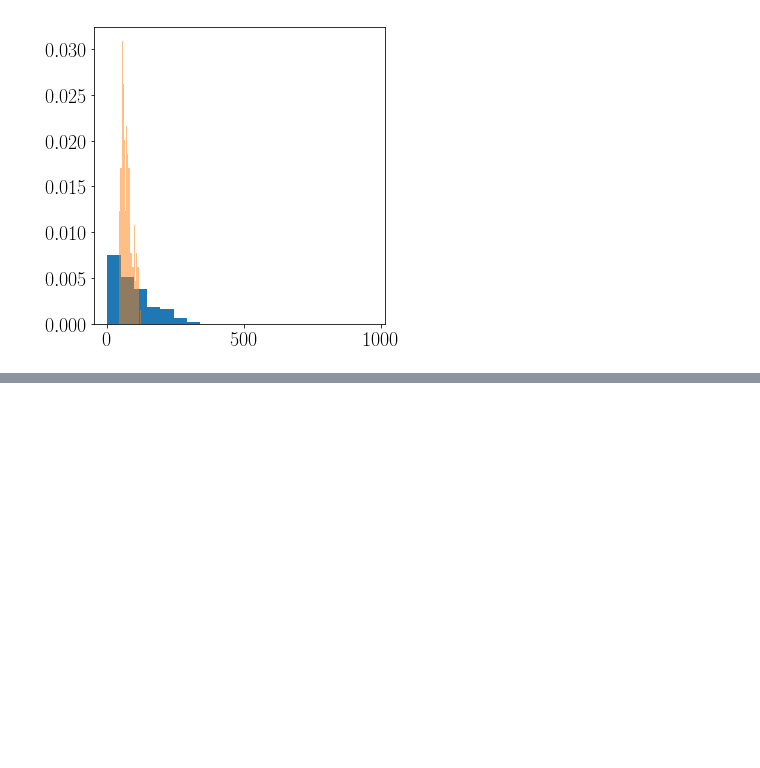
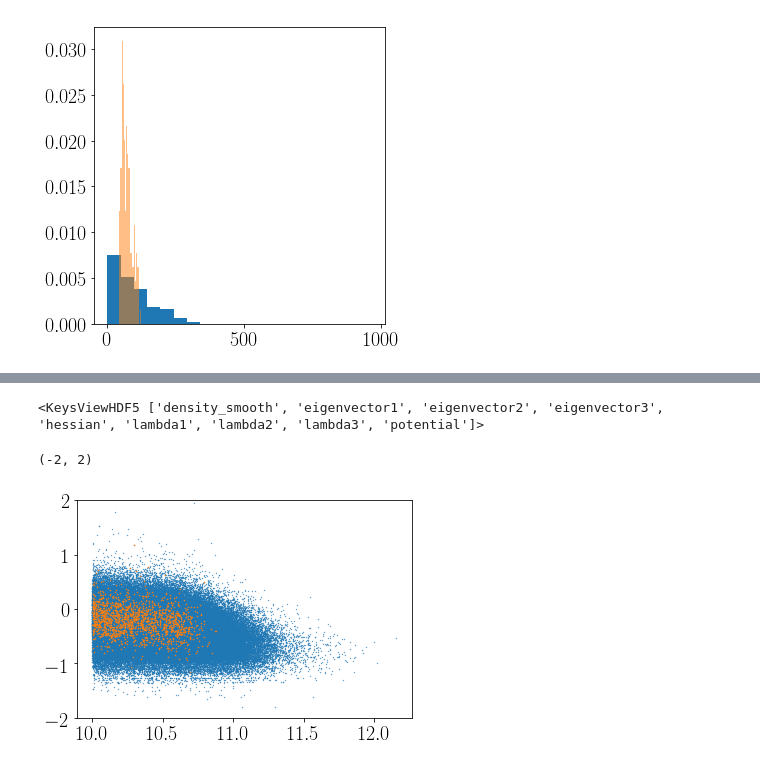
Before and after one commit to forero/IllustrisTNGPairs, a Jupyter notebook: code/explore_pairs_TNG.ipynb, the cells around one changed output, grey strips where cells are left out. Cells and saved outputs as stored; diff of their text form; code cells hidden in the pictures; blank space fills up the shorter version.

Commit message:
la clave es la masa, y estar en el mismo halo, en una densidad promedio

```diff
--- a/code/explore_pairs_TNG.ipynb
+++ b/code/explore_pairs_TNG.ipynb
@@ -217,0 +232,41 @@ _ = plt.hist((pair_data['vel_AB_tan'][close_ids]), alpha=0.5, bins=20, density=T
+# %%
+filename = '/Users/forero/Illustris_data/WEB_CIC_256_DM_TNG300-2_s20.00.hdf5'
+f = h5py.File(filename, 'r')
+print(f.keys())
+density_smooth_20 = f['density_smooth'][...]
+lambda1_20 = f['lambda1'][...]
+lambda2_20 = f['lambda2'][...]
+lambda3_20 = f['lambda3'][...]
+eigen3_20 = f['eigenvector3'][...]
+eigen1_20 = f['eigenvector1'][...]
+
+f.close()
+# %% [output]
+<KeysViewHDF5 ['density_smooth', 'eigenvector1', 'eigenvector2', 'eigenvector3', 'hessian', 'lambda1', 'lambda2', 'lambda3', 'potential']>
+# %%
+mu_3 = np.abs(np.sum((eigen3_1 * eigen3_20), axis=3))
+
+FA_1 = (1.0/np.sqrt(3.0))*np.sqrt(((lambda1_1-lambda2_1)**2 + (lambda1_1-lambda3_1)**2 + (lambda2_1-lambda3_1)**2)/(lambda1_1**2+lambda2_1**2+lambda3_1**2))
+
+trace_1 = (lambda1_1+lambda2_1+lambda3_1)
+trace_1[trace_1<-1.0] = -0.9999999
+alpha_1 = np.sqrt(0.5*((lambda1_1-lambda2_1)**2 + (lambda1_1-lambda3_1)**2 + (lambda2_1-lambda3_1)**2))/(trace_1+1)
+
+FA_20 = (1.0/np.sqrt(3.0))*np.sqrt(((lambda1_20-lambda2_20)**2 + (lambda1_20-lambda3_20)**2 + (lambda2_20-lambda3_20)**2)/(lambda1_20**2+lambda2_20**2+lambda3_20**2))
+
+trace_20 = (lambda1_20+lambda2_20+lambda3_20)
+trace_20[trace_20<-1.0] = -0.9999999
+alpha_20 = np.sqrt(0.5*((lambda1_20-lambda2_20)**2 + (lambda1_20-lambda3_20)**2 + (lambda2_20-lambda3_20)**2))/(trace_20+1)
+# %%
+BoxSize = 205000.0/pair_data['hubble']
+delta_box = BoxSize/np.shape(lambda1_1)[0]
+ii_box = np.int_(pair_data['pos_G'][:,0]//delta_box)
+jj_box = np.int_(pair_data['pos_G'][:,1]//delta_box)
+kk_box = np.int_(pair_data['pos_G'][:,2]//delta_box)
+mu_3_halo = mu_3[ii_box, jj_box, kk_box]
+lambda1_1_halo = lambda1_1[ii_box, jj_box, kk_box]
+lambda2_1_halo = lambda2_1[ii_box, jj_box, kk_box]
+lambda3_1_halo = lambda3_1[ii_box, jj_box, kk_box]
+density_1_halo = density_smooth_1[ii_box, jj_box, kk_box]
+alpha_1_halo = alpha_1[ii_box, jj_box, kk_box]
+FA_1_halo = FA_1[ii_box, jj_box, kk_box]
@@ -217,0 +300,21 @@ _ = plt.hist((pair_data['vel_AB_tan'][close_ids]), alpha=0.5, bins=20, density=T
+# %%
+BoxSize = 205000.0/pair_data['hubble']
+delta_box = delta_box = BoxSize/np.shape(lambda1_1)[0]
+ii_box = np.int_(pair_data['pos_A'][:,0]//delta_box)
+jj_box = np.int_(pair_data['pos_A'][:,1]//delta_box)
+kk_box = np.int_(pair_data['pos_A'][:,2]//delta_box)
+mu_3_pair = mu_3[ii_box, jj_box, kk_box]
+lambda1_1_pair = lambda1_1[ii_box, jj_box, kk_box]
+lambda2_1_pair = lambda2_1[ii_box, jj_box, kk_box]
+lambda3_1_pair = lambda3_1[ii_box, jj_box, kk_box]
+density_1_pair = density_smooth_1[ii_box, jj_box, kk_box]
+alpha_1_pair = alpha_1[ii_box, jj_box, kk_box]
+FA_1_pair = FA_1[ii_box, jj_box, kk_box]
+# %%
+plt.scatter(np.log10(pair_data['stellar_mass_G']), np.log10(alpha_1_halo), s=0.1)
+plt.scatter(np.log10(pair_data['stellar_mass_A']), np.log10(alpha_1_pair), s=0.3)
+
+plt.ylim([-2,2])
+# %% [output]
+(-2, 2)
+[figure, added]
```
Also changed, not shown: parts of 18 cells of this notebook, 1 other file.
